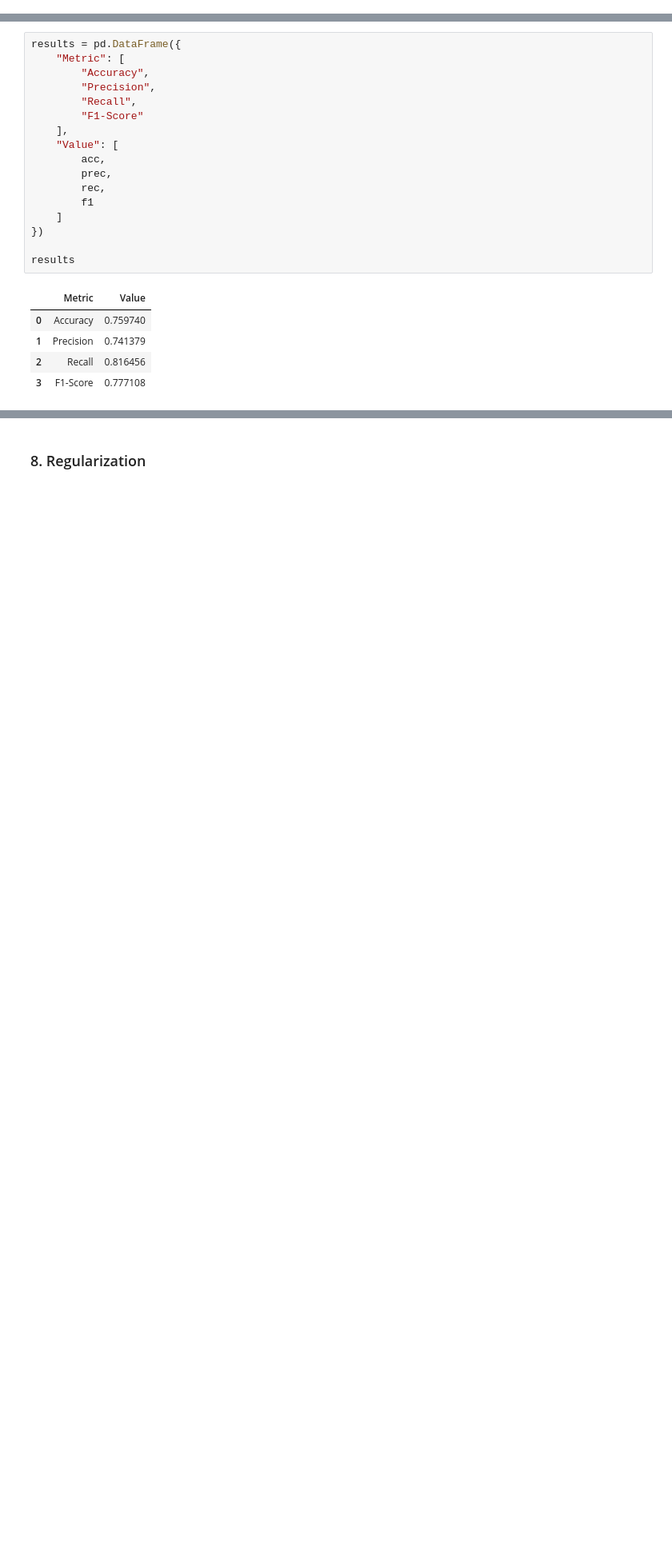
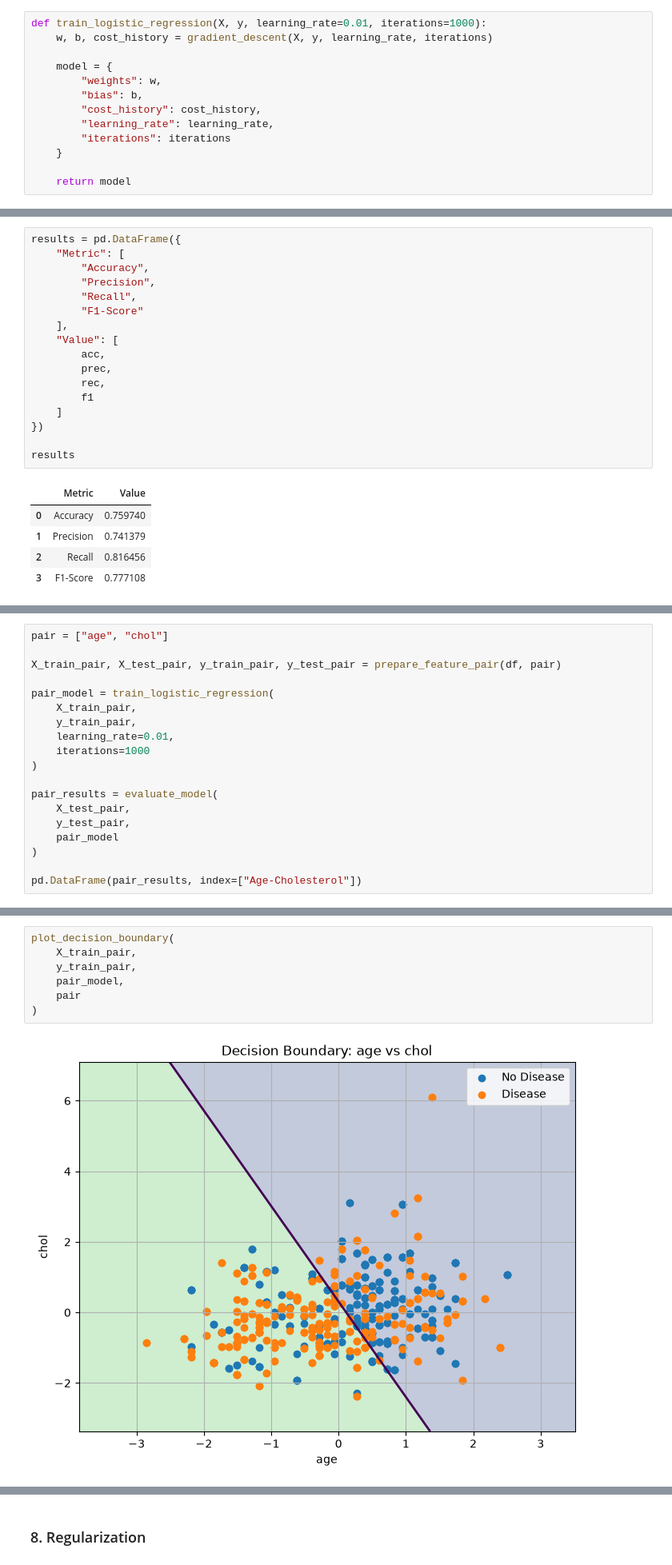
Before and after one commit to NicoToro25/TDSE-Lab1-Heart-Disease-Risk-Prediction, a Jupyter notebook: heart_disease_lr_analysis.ipynb, the cells around one changed output, grey strips where cells are left out. Shown at 80% size. Saved outputs shown, nothing was run; the diff lists cells and outputs as text; blank space fills up the shorter version.

Commit message:
feat: Decision boundary functions implementation and graphics

```diff
--- a/heart_disease_lr_analysis.ipynb
+++ b/heart_disease_lr_analysis.ipynb
@@ -617,0 +633,13 @@ plt.show()
+# %%
+def train_logistic_regression(X, y, learning_rate=0.01, iterations=1000):
+    w, b, cost_history = gradient_descent(X, y, learning_rate, iterations)
+
+    model = {
+        "weights": w,
+        "bias": b,
+        "cost_history": cost_history,
+        "learning_rate": learning_rate,
+        "iterations": iterations
+    }
+
+    return model
@@ -739,0 +899,19 @@ results
+# %%
+pair = ["age", "chol"]
+
+X_train_pair, X_test_pair, y_train_pair, y_test_pair = prepare_feature_pair(df, pair)
+
+pair_model = train_logistic_regression(
+    X_train_pair,
+    y_train_pair,
+    learning_rate=0.01,
+    iterations=1000
+)
+
+pair_results = evaluate_model(
+    X_test_pair,
+    y_test_pair,
+    pair_model
+)
+
+pd.DataFrame(pair_results, index=["Age-Cholesterol"])
@@ -739,0 +1015,9 @@ results
+# %%
+plot_decision_boundary(
+    X_train_pair,
+    y_train_pair,
+    pair_model,
+    pair
+)
+# %% [output]
+[figure, added]
```
Also changed, not shown: parts of 25 cells of this notebook.
